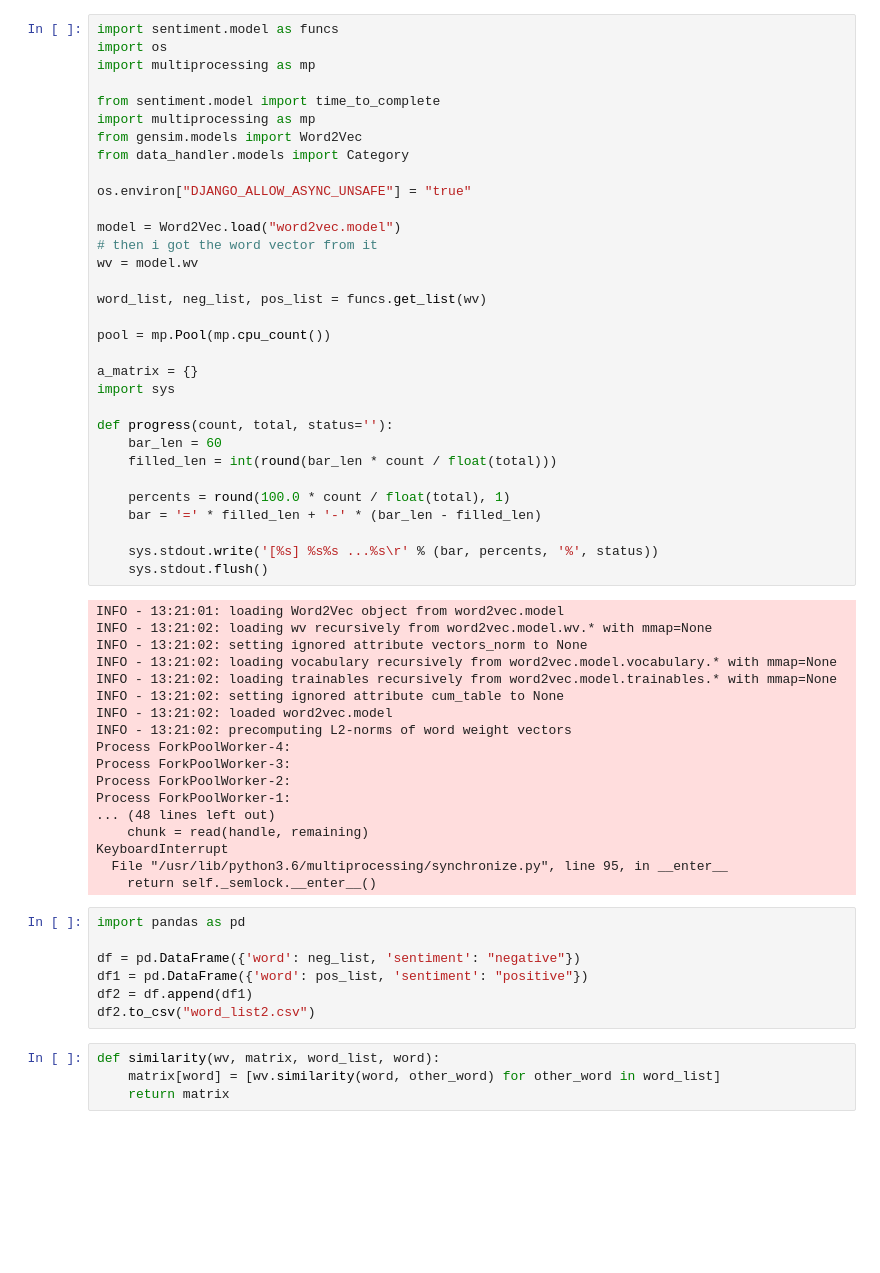
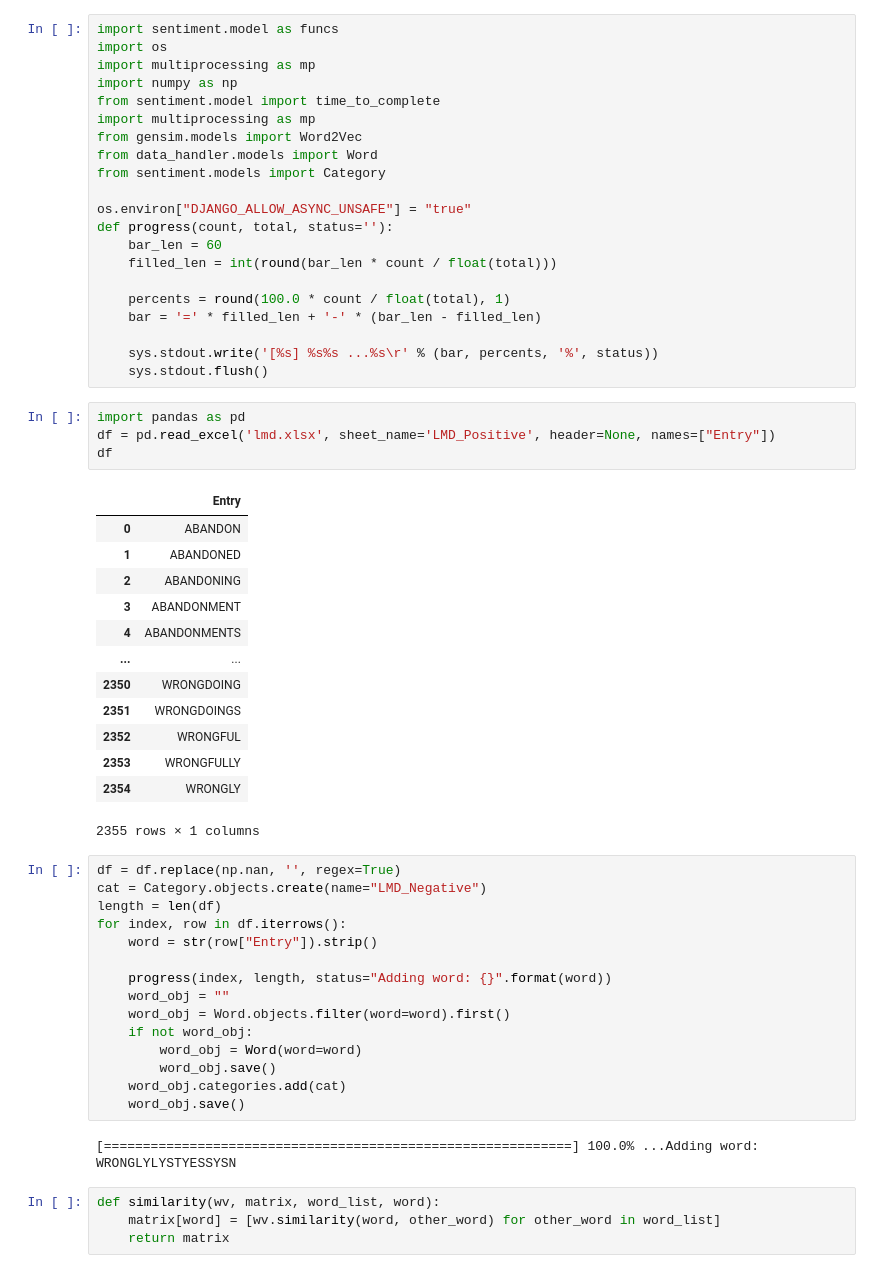
Before and after one commit to katyalait/thesis, a Jupyter notebook: saffap/Test.ipynb, the cells around one changed output. Drawn from its saved outputs; the diff is of its cells as text; blank space fills up the shorter version.

```diff
--- a/saffap/Test.ipynb
+++ b/saffap/Test.ipynb
@@ -2,25 +2,14 @@
 import sentiment.model as funcs
 import os
 import multiprocessing as mp
-
+import numpy as np
 from sentiment.model import time_to_complete
 import multiprocessing as mp
 from gensim.models import Word2Vec
-from data_handler.models import Category
+from data_handler.models import Word
+from sentiment.models import Category
 
 os.environ["DJANGO_ALLOW_ASYNC_UNSAFE"] = "true"
-
-model = Word2Vec.load("word2vec.model")
-# then i got the word vector from it
-wv = model.wv
-
-word_list, neg_list, pos_list = funcs.get_list(wv)
-
-pool = mp.Pool(mp.cpu_count())
-
-a_matrix = {}
-import sys
-
 def progress(count, total, status=''):
     bar_len = 60
     filled_len = int(round(bar_len * count / float(total)))
@@ -30,31 +19,41 @@ def progress(count, total, status=''):
 
     sys.stdout.write('[%s] %s%s ...%s\r' % (bar, percents, '%', status))
     sys.stdout.flush()
-# %% [output]
-INFO - 13:21:01: loading Word2Vec object from word2vec.model
-INFO - 13:21:02: loading wv recursively from word2vec.model.wv.* with mmap=None
-INFO - 13:21:02: setting ignored attribute vectors_norm to None
-INFO - 13:21:02: loading vocabulary recursively from word2vec.model.vocabulary.* with mmap=None
-INFO - 13:21:02: loading trainables recursively from word2vec.model.trainables.* with mmap=None
-INFO - 13:21:02: setting ignored attribute cum_table to None
-INFO - 13:21:02: loaded word2vec.model
-INFO - 13:21:02: precomputing L2-norms of word weight vectors
-Process ForkPoolWorker-4:
-Process ForkPoolWorker-3:
-Process ForkPoolWorker-2:
-Process ForkPoolWorker-1:
-... (48 lines left out)
-    chunk = read(handle, remaining)
-KeyboardInterrupt
-  File "/usr/lib/python3.6/multiprocessing/synchronize.py", line 95, in __enter__
-    return self._semlock.__enter__()
-# %%
-import pandas as pd
-
-df = pd.DataFrame({'word': neg_list, 'sentiment': "negative"})
-df1 = pd.DataFrame({'word': pos_list, 'sentiment': "positive"})
-df2 = df.append(df1)
-df2.to_csv("word_list2.csv")
+# %%
+import pandas as pd
+df = pd.read_excel('lmd.xlsx', sheet_name='LMD_Positive', header=None, names=["Entry"])
+df
+# %% [output]
+|  | Entry |
+| 0 | ABANDON |
+| 1 | ABANDONED |
+| 2 | ABANDONING |
+| 3 | ABANDONMENT |
+| 4 | ABANDONMENTS |
+| ... | ... |
+| 2350 | WRONGDOING |
+| 2351 | WRONGDOINGS |
+| 2352 | WRONGFUL |
+| 2353 | WRONGFULLY |
+| 2354 | WRONGLY |
+2355 rows × 1 columns
+# %%
+df = df.replace(np.nan, '', regex=True)
+cat = Category.objects.create(name="LMD_Negative")
+length = len(df)
+for index, row in df.iterrows():
+    word = str(row["Entry"]).strip()
+
+    progress(index, length, status="Adding word: {}".format(word))
+    word_obj = ""
+    word_obj = Word.objects.filter(word=word).first()
+    if not word_obj:
+        word_obj = Word(word=word)
+        word_obj.save()
+    word_obj.categories.add(cat)
+    word_obj.save()
+# %% [output]
+[============================================================] 100.0% ...Adding word: WRONGLYLYSTYESSYSN
 # %%
 def similarity(wv, matrix, word_list, word):
     matrix[word] = [wv.similarity(word, other_word) for other_word in word_list]
```
Also changed, not shown: parts of 5 cells of this notebook, 48 other files.
